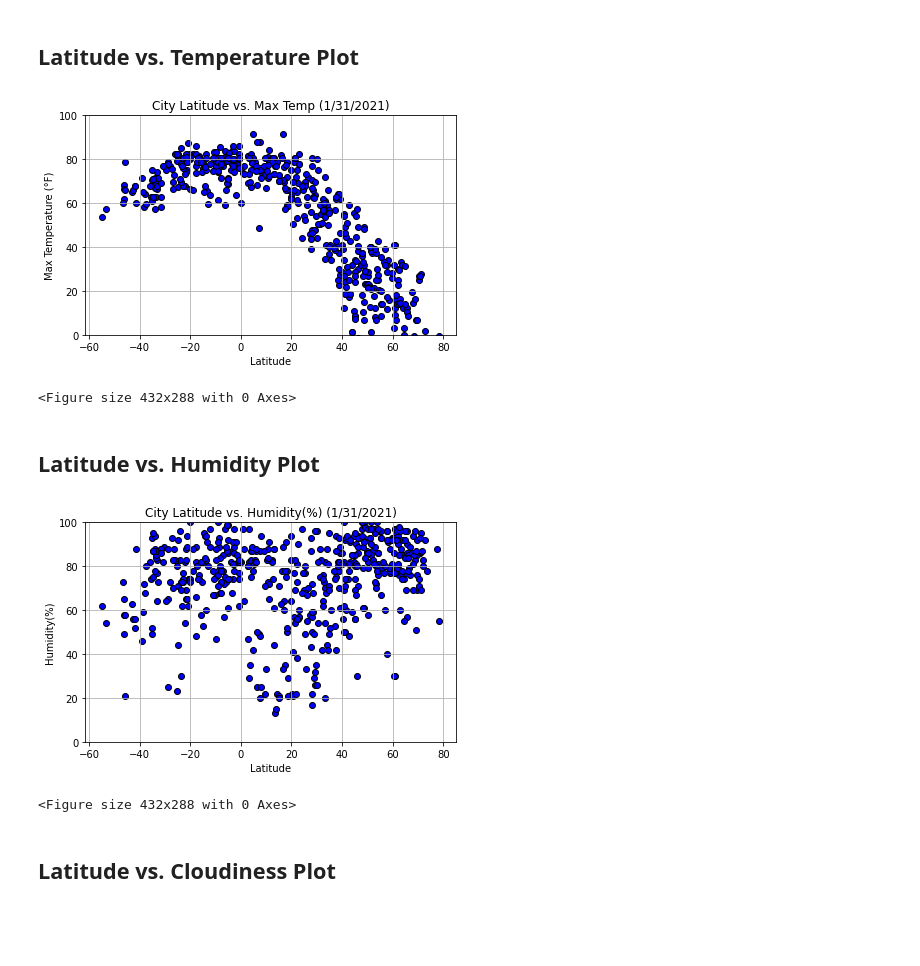
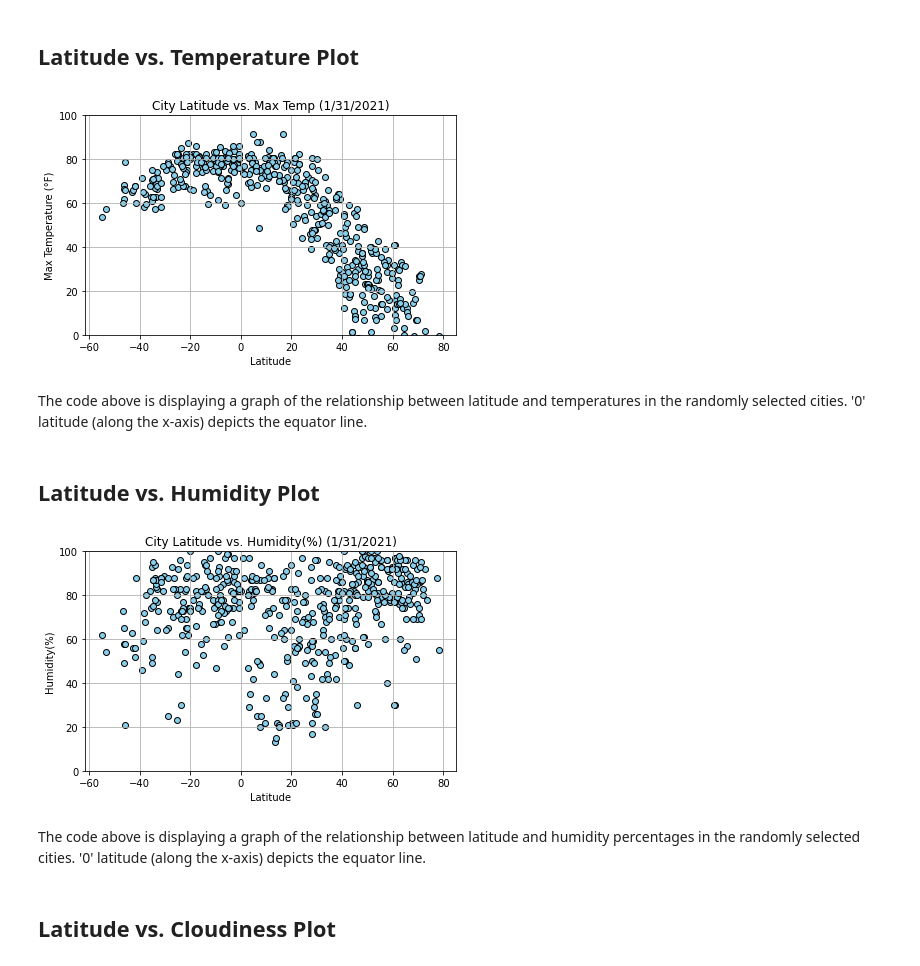
Before and after one commit to alexmartinez1745/Python-Api-Challenge, a Jupyter notebook: WeatherPy/WeatherPy.ipynb, the cells around one changed output. Drawn from its saved outputs; the diff is of its cells as text; code cells hidden in the pictures; blank space fills up the shorter version.

Commit message:
adding format to plots and breif explanations

```diff
--- a/WeatherPy/WeatherPy.ipynb
+++ b/WeatherPy/WeatherPy.ipynb
@@ -183,7 +183,7 @@ y_values = cities_df['Max Temp']
 degree_sym = u'\N{DEGREE SIGN}'
 
 # Create scatter plot for lat vs. temp
-plt.scatter(x_values, y_values, color='blue', edgecolors='black')
+plt.scatter(x_values, y_values, color='skyblue', edgecolors='black')
 
 # Set labels and limits for scatter
 plt.title('City Latitude vs. Max Temp (1/31/2021)')
@@ -192,41 +192,43 @@ plt.ylabel(f'Max Temperature ({degree_sym}F)')
 plt.grid()
 plt.ylim(0, 100)
 
+# Save plot in output_data
+plt.savefig('../output_data/Lat_vs_Temp.png')
+
 # Display scatter plot
 plt.tight_layout()
 plt.show()
-
-# Save plot in output_data
-plt.savefig('../output_data/Lat_vs_Temp.png')
 # %% [output]
-[figure, old version]
+[figure, new version]
-<Figure size 432x288 with 0 Axes>
+# %% [markdown]
+The code above is displaying a graph of the relationship between latitude and temperatures in the randomly selected cities. '0' latitude (along the x-axis) depicts the equator line.
 # %% [markdown]
 ## Latitude vs. Humidity Plot
 # %%
 # Add in x and y values from cities Dataframe
 x_values = cities_df['Lat']
 y_values = cities_df['Humidity']
 
 # Create scatter plot for lat vs. humidity
-plt.scatter(x_values, y_values, color='blue', edgecolors='black')
+plt.scatter(x_values, y_values, color='skyblue', edgecolors='black')
 
 # Set labels and limits for scatter
 plt.title('City Latitude vs. Humidity(%) (1/31/2021)')
 plt.xlabel('Latitude')
 plt.ylabel('Humidity(%)')
 plt.grid()
 plt.ylim(0, 100)
 
+# Save plot in output_data
+plt.savefig('../output_data/Lat_vs_Humidity.png')
+
 # Display scatter plot
 plt.tight_layout()
 plt.show()
-
-# Save plot in output_data
-plt.savefig('../output_data/Lat_vs_Humidity.png')
 # %% [output]
-[figure, old version]
+[figure, new version]
-<Figure size 432x288 with 0 Axes>
+# %% [markdown]
+The code above is displaying a graph of the relationship between latitude and humidity percentages in the randomly selected cities. '0' latitude (along the x-axis) depicts the equator line.
 # %% [markdown]
 ## Latitude vs. Cloudiness Plot
 # %%
```
Also changed, not shown: parts of 4 cells of this notebook, 4 other files.
